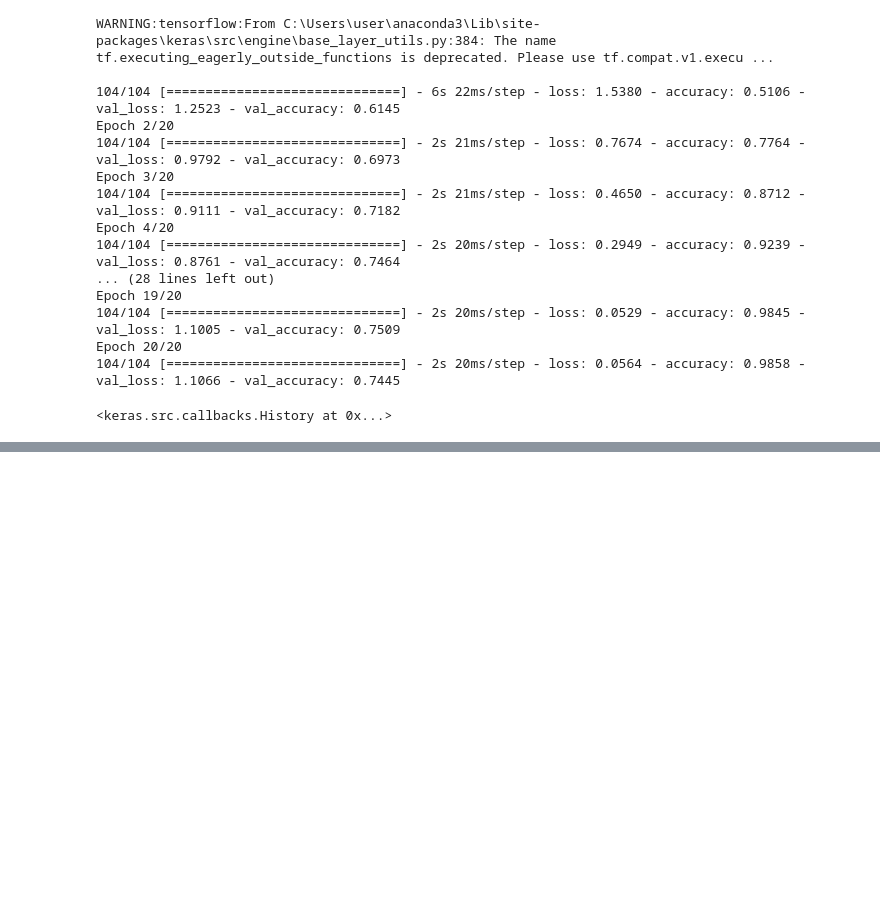
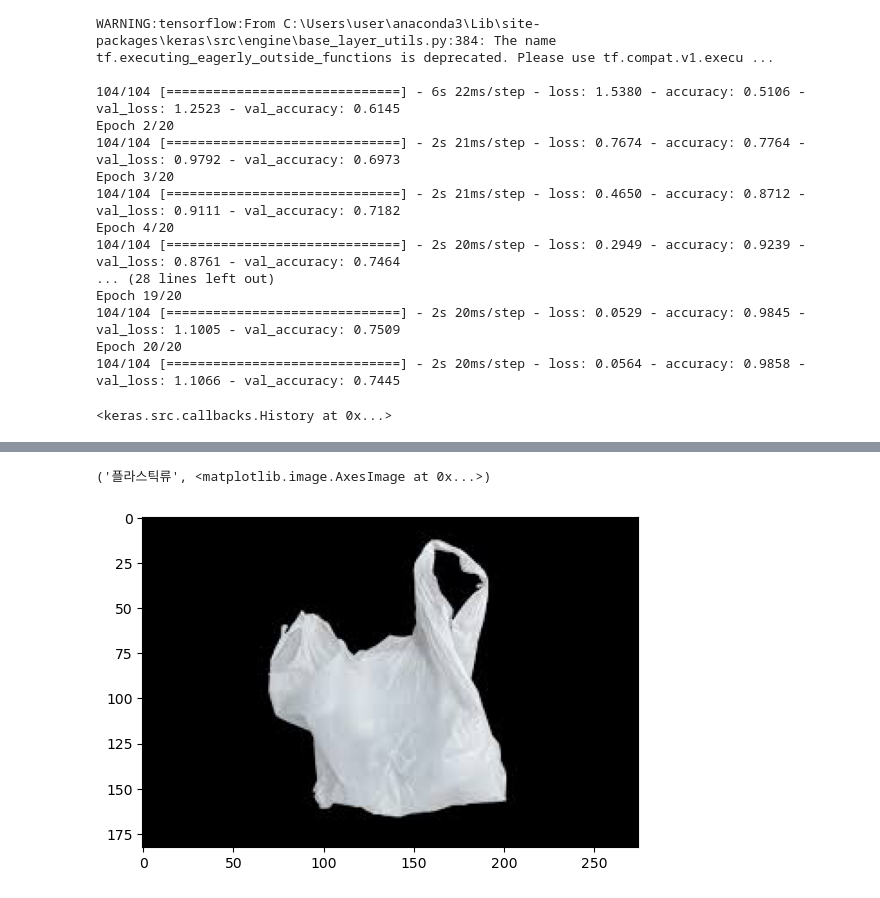
Before and after one commit to lth0813/Sprint2, a Jupyter notebook: model.ipynb, the cells around one changed output, grey strips where cells are left out. Saved outputs shown, nothing was run; the diff lists cells and outputs as text; code cells hidden in the pictures; blank space fills up the shorter version.

```diff
--- a/model.ipynb
+++ b/model.ipynb
@@ -313,0 +349,3 @@ AxesImage(size=(1300, 838))
+# %%
+what('4.jpg')
+# %% [output]
@@ -313,0 +355,2 @@ AxesImage(size=(1300, 838))
+('플라스틱류', <matplotlib.image.AxesImage at 0x...>)
+[figure, added]
```
Also changed, not shown: parts of 20 cells of this notebook, 1 other file.
